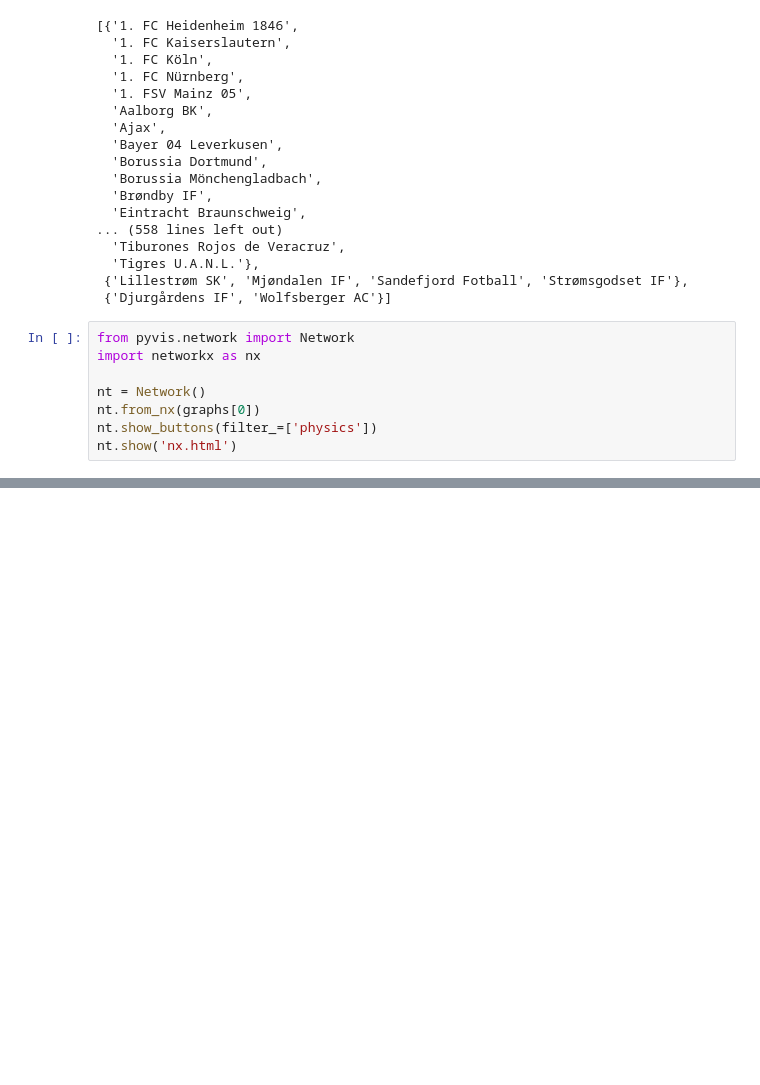
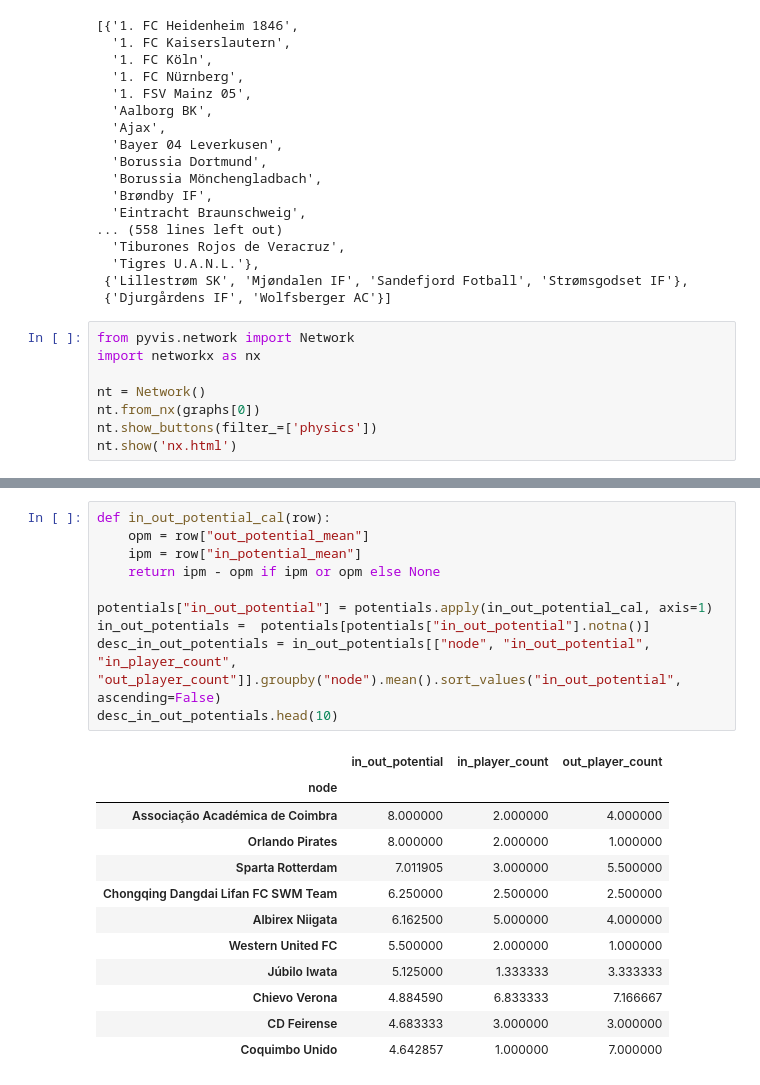
Before and after one commit to chrisgal77/PFPGA, a Jupyter notebook: final.ipynb, the cells around one changed output, grey strips where cells are left out. Drawn from its saved outputs; the diff is of its cells as text; blank space fills up the shorter version.

```diff
--- a/final.ipynb
+++ b/final.ipynb
@@ -109,0 +163,23 @@ nt.show('nx.html')
+# %%
+def in_out_potential_cal(row):
+    opm = row["out_potential_mean"]
+    ipm = row["in_potential_mean"]
+    return ipm - opm if ipm or opm else None
+
+potentials["in_out_potential"] = potentials.apply(in_out_potential_cal, axis=1)
+in_out_potentials =  potentials[potentials["in_out_potential"].notna()]
+desc_in_out_potentials = in_out_potentials[["node", "in_out_potential", "in_player_count", "out_player_count"]].groupby("node").mean().sort_values("in_out_potential", ascending=False)
+desc_in_out_potentials.head(10)
+# %% [output]
+|  | in_out_potential | in_player_count | out_player_count |
+| node |  |  |  |
+| Associação Académica de Coimbra | 8.000000 | 2.000000 | 4.000000 |
+| Orlando Pirates | 8.000000 | 2.000000 | 1.000000 |
+| Sparta Rotterdam | 7.011905 | 3.000000 | 5.500000 |
+| Chongqing Dangdai Lifan FC SWM Team | 6.250000 | 2.500000 | 2.500000 |
+| Albirex Niigata | 6.162500 | 5.000000 | 4.000000 |
+| Western United FC | 5.500000 | 2.000000 | 1.000000 |
+| Júbilo Iwata | 5.125000 | 1.333333 | 3.333333 |
+| Chievo Verona | 4.884590 | 6.833333 | 7.166667 |
+| CD Feirense | 4.683333 | 3.000000 | 3.000000 |
+| Coquimbo Unido | 4.642857 | 1.000000 | 7.000000 |
```
Also changed, not shown: parts of 1 cell of this notebook.
